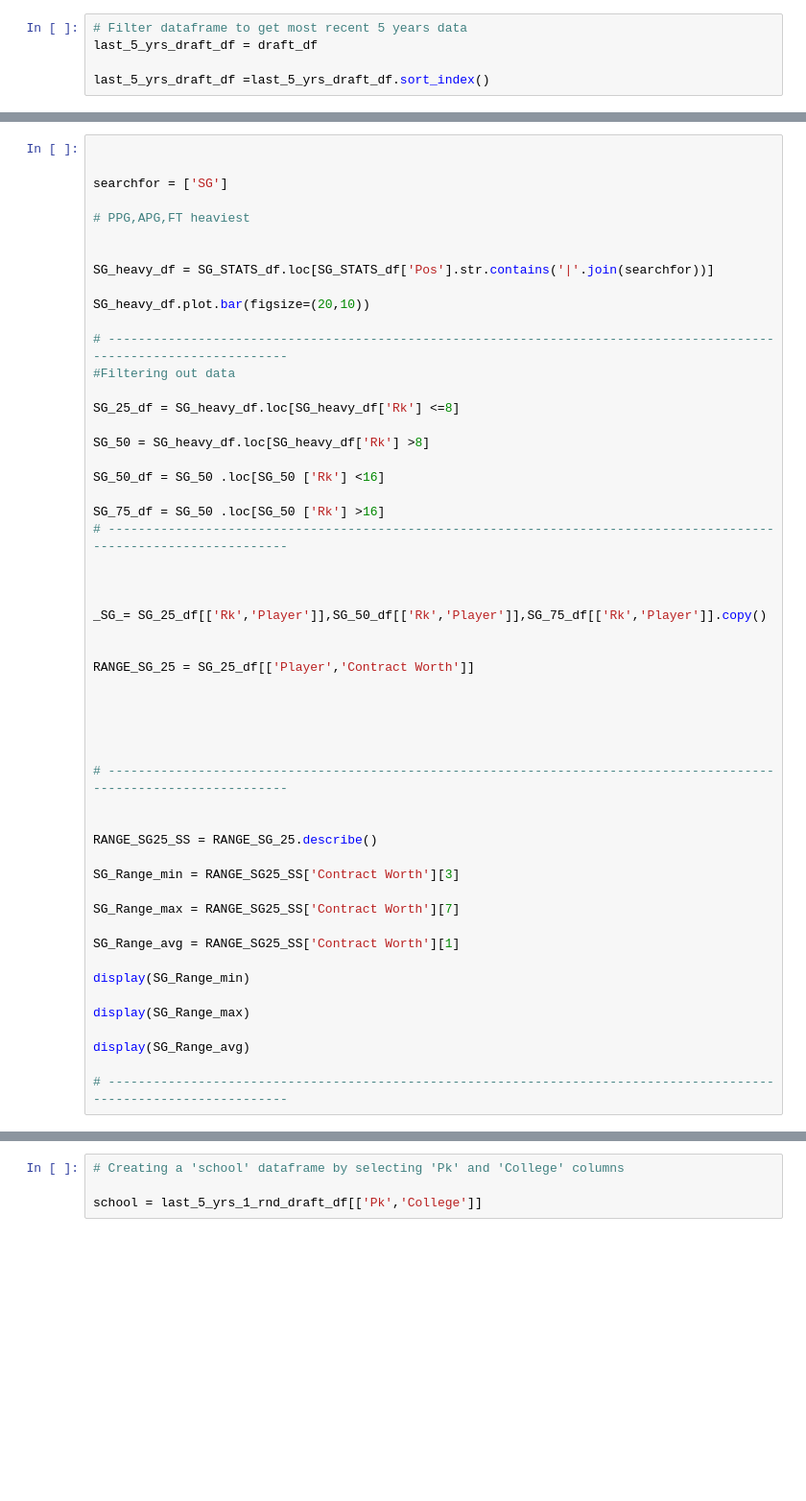
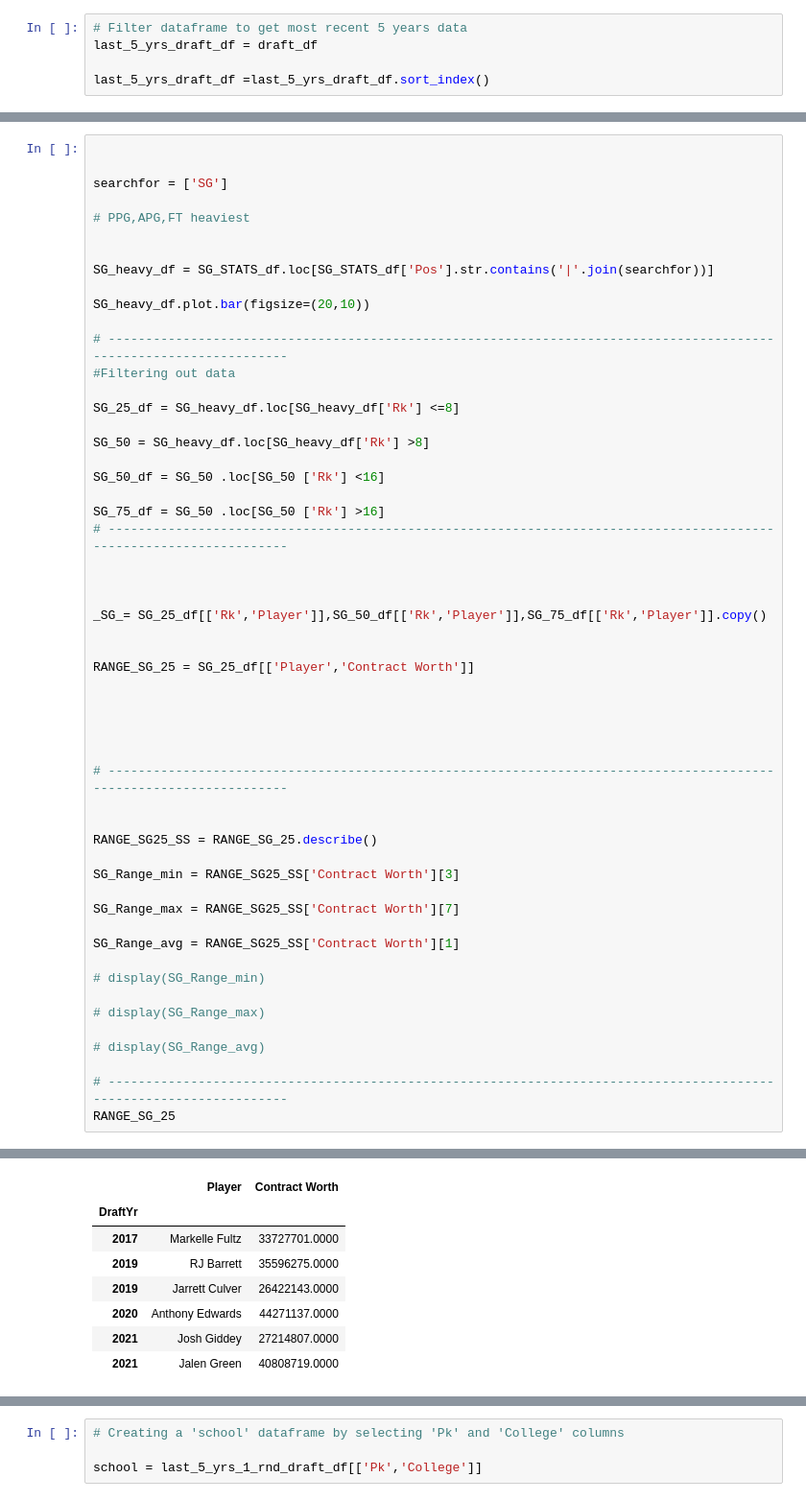
Before and after one commit to YanjunLin-Andrie/FanaticFi, a Jupyter notebook: FanaticFi-UPDATE.ipynb, the cells around one changed output, grey strips where cells are left out. Shown at 96% size. Cells and saved outputs as stored; diff of their text form; blank space fills up the shorter version.

```diff
--- a/FanaticFi-UPDATE.ipynb
+++ b/FanaticFi-UPDATE.ipynb
@@ -285,11 +479,12 @@ SG_Range_max = RANGE_SG25_SS['Contract Worth'][7]
 
 SG_Range_avg = RANGE_SG25_SS['Contract Worth'][1]
 
-display(SG_Range_min)
+# display(SG_Range_min)
 
-display(SG_Range_max)
+# display(SG_Range_max)
 
-display(SG_Range_avg)
+# display(SG_Range_avg)
 
 # -------------------------------------------------------------------------------------------------------------------
+RANGE_SG_25
 # %% [output]
@@ -299,3 +491,11 @@ display(SG_Range_avg)
+|  | Player | Contract Worth |
+| DraftYr |  |  |
+| 2017 | Markelle Fultz | 33727701.0000 |
+| 2019 | RJ Barrett | 35596275.0000 |
+| 2019 | Jarrett Culver | 26422143.0000 |
+| 2020 | Anthony Edwards | 44271137.0000 |
+| 2021 | Josh Giddey | 27214807.0000 |
+| 2021 | Jalen Green | 40808719.0000 |
 [figure]
 # %%
 # Creating a 'school' dataframe by selecting 'Pk' and 'College' columns
```
Also changed, not shown: parts of 4 cells of this notebook.
